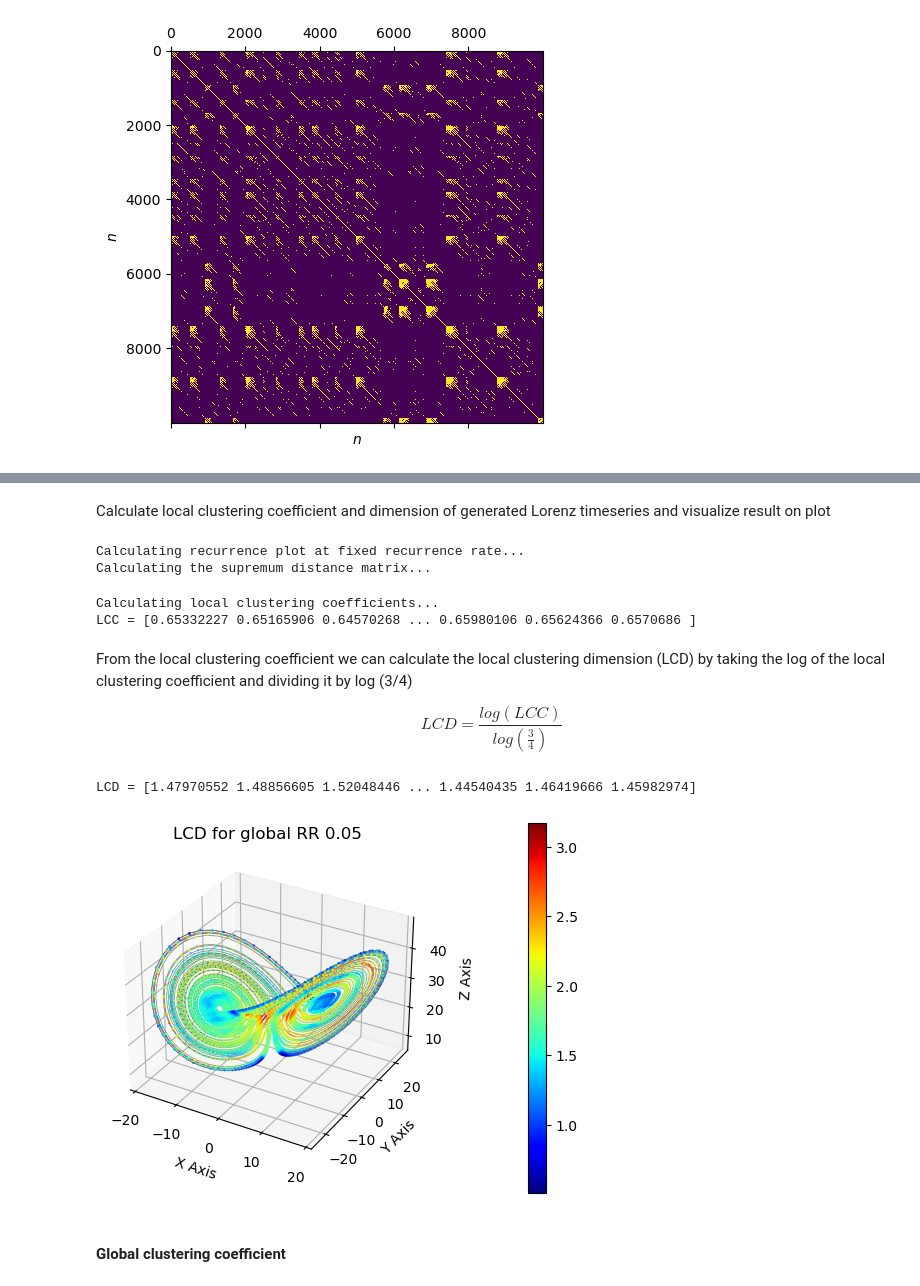
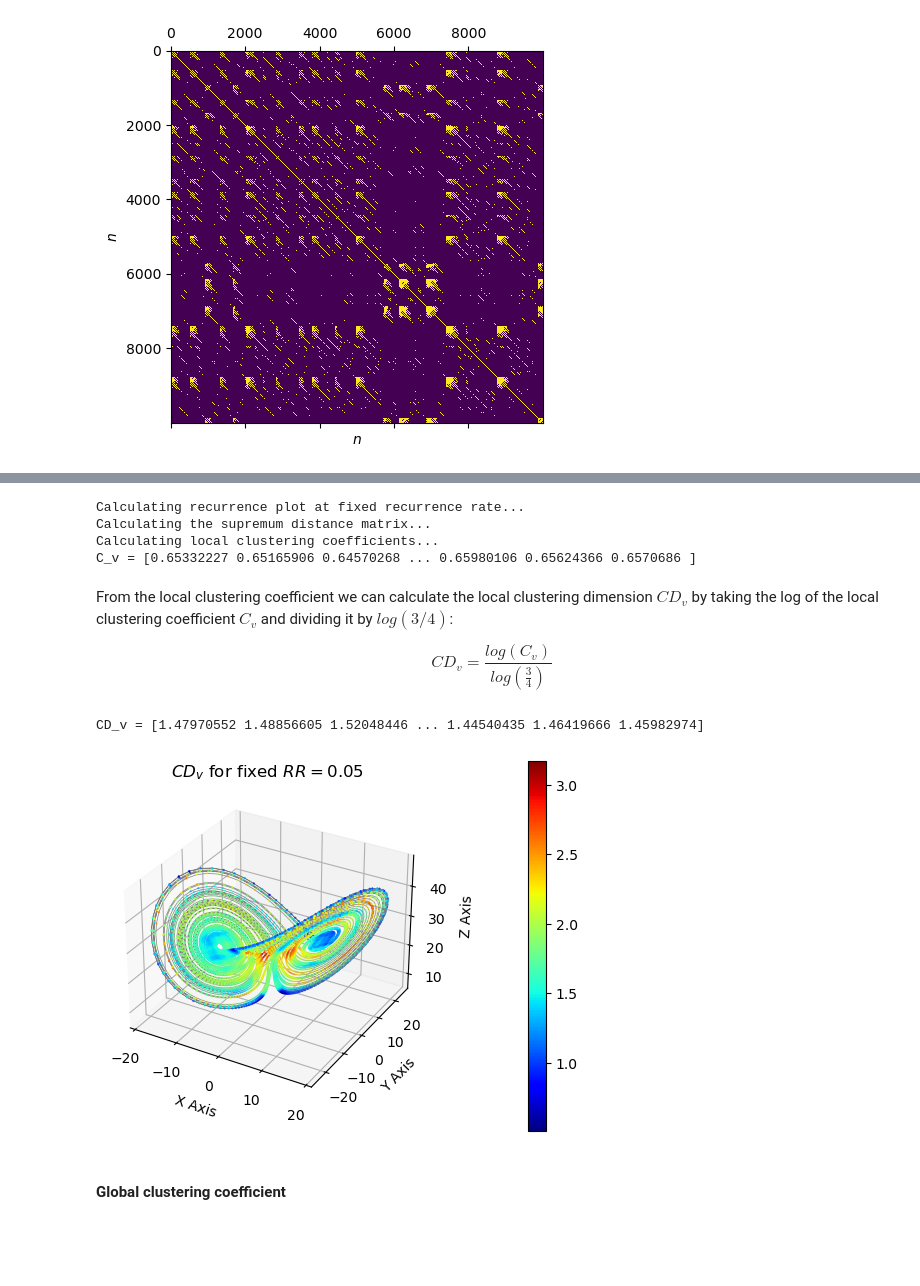
Before and after one commit to pik-copan/pyunicorn, a Jupyter notebook: notebooks/tutorial_recurrenceNetwork.ipynb, the cells around one changed output, grey strips where cells are left out. Cells and saved outputs as stored; diff of their text form; code cells hidden in the pictures; blank space fills up the shorter version.

```diff
--- a/notebooks/tutorial_recurrenceNetwork.ipynb
+++ b/notebooks/tutorial_recurrenceNetwork.ipynb
@@ -288,50 +342,47 @@ Calculating the supremum distance matrix...
-# %% [markdown]
-Calculate local clustering coefficient and dimension of generated Lorenz timeseries and visualize result on plot
 # %%
 # Calculate RecurrenceNetwork of generated Lorenz-timeseries
 Lorenz_rn = RecurrenceNetwork(Lorenz,  metric = "supremum", recurrence_rate=0.05)
+
+# From obtained RecurrenceNetwork calculate local clustering coefficients
+Lorenz_C_v = Lorenz_rn.local_clustering()
+
+print(f"C_v = {Lorenz_C_v}")
 # %% [output]
 Calculating recurrence plot at fixed recurrence rate...
 Calculating the supremum distance matrix...
+Calculating local clustering coefficients...
+C_v = [0.65332227 0.65165906 0.64570268 ... 0.65980106 0.65624366 0.6570686 ]
-# %%
-# From obtained RecurrenceNetwork calculate local clustering coefficients (LCC)
-Lorenz_LCC = Lorenz_rn.local_clustering()
-
-print(f"LCC = {Lorenz_LCC}")
-# %% [output]
-Calculating local clustering coefficients...
-LCC = [0.65332227 0.65165906 0.64570268 ... 0.65980106 0.65624366 0.6570686 ]
 # %% [markdown]
-From the local clustering coefficient we can calculate the local clustering dimension (LCD) by taking the log of the local clustering coefficient and dividing it by log (3/4)
+From the local clustering coefficient we can calculate the local clustering dimension $CD_v$ by taking the log of the local clustering coefficient $C_v$ and dividing it by $log(3/4)$:
 
-$$LCD=\frac{log(LCC)}{log(\frac{3}{4})}$$
+$$CD_v=\frac{log(C_v)}{log(\frac{3}{4})}$$
 # %%
-# Calculate LCD
-LCD = np.log10(Lorenz_LCC)/np.log10(3/4)
+# Calculate CD_v
+CD_v = np.log(Lorenz_C_v)/np.log(3/4)
 
-print(f"LCD = {LCD}")
+print(f"CD_v = {CD_v}")
 # %% [output]
-LCD = [1.47970552 1.48856605 1.52048446 ... 1.44540435 1.46419666 1.45982974]
+CD_v = [1.47970552 1.48856605 1.52048446 ... 1.44540435 1.46419666 1.45982974]
 # %%
 # Plot local clustering dimension on Lorenz attractor
 # get colormap
 cm = plt.cm.get_cmap('jet')
 ax = plt.figure().add_subplot(projection='3d')
 
 # plot underlying trajectory
 ax.plot(Lorenz[:, 0], Lorenz[:, 1], Lorenz[:, 2], lw=0.5, color="grey")
 # plot LCD
-scat_plot = ax.scatter(Lorenz[:, 0], Lorenz[:, 1], Lorenz[:, 2], lw=0.5, c=LCD, s=1, cmap=cm)
+scat_plot = ax.scatter(Lorenz[:, 0], Lorenz[:, 1], Lorenz[:, 2], lw=0.5, c=CD_v, s=1, cmap=cm)
 cb = plt.colorbar(scat_plot, pad=0.2)
 
 ax.set_xlabel("X Axis")
 ax.set_ylabel("Y Axis")
 ax.set_zlabel("Z Axis")
 
-ax.set_title("LCD for global RR 0.05")
+ax.set_title("$CD_v$ for fixed $RR = 0.05$")
 plt.show()
 # %% [output]
-[figure, old version]
+[figure, new version]
 # %% [markdown]
 #### Global clustering coefficient
 # %% [markdown]
```
Also changed, not shown: parts of 46 cells of this notebook.
